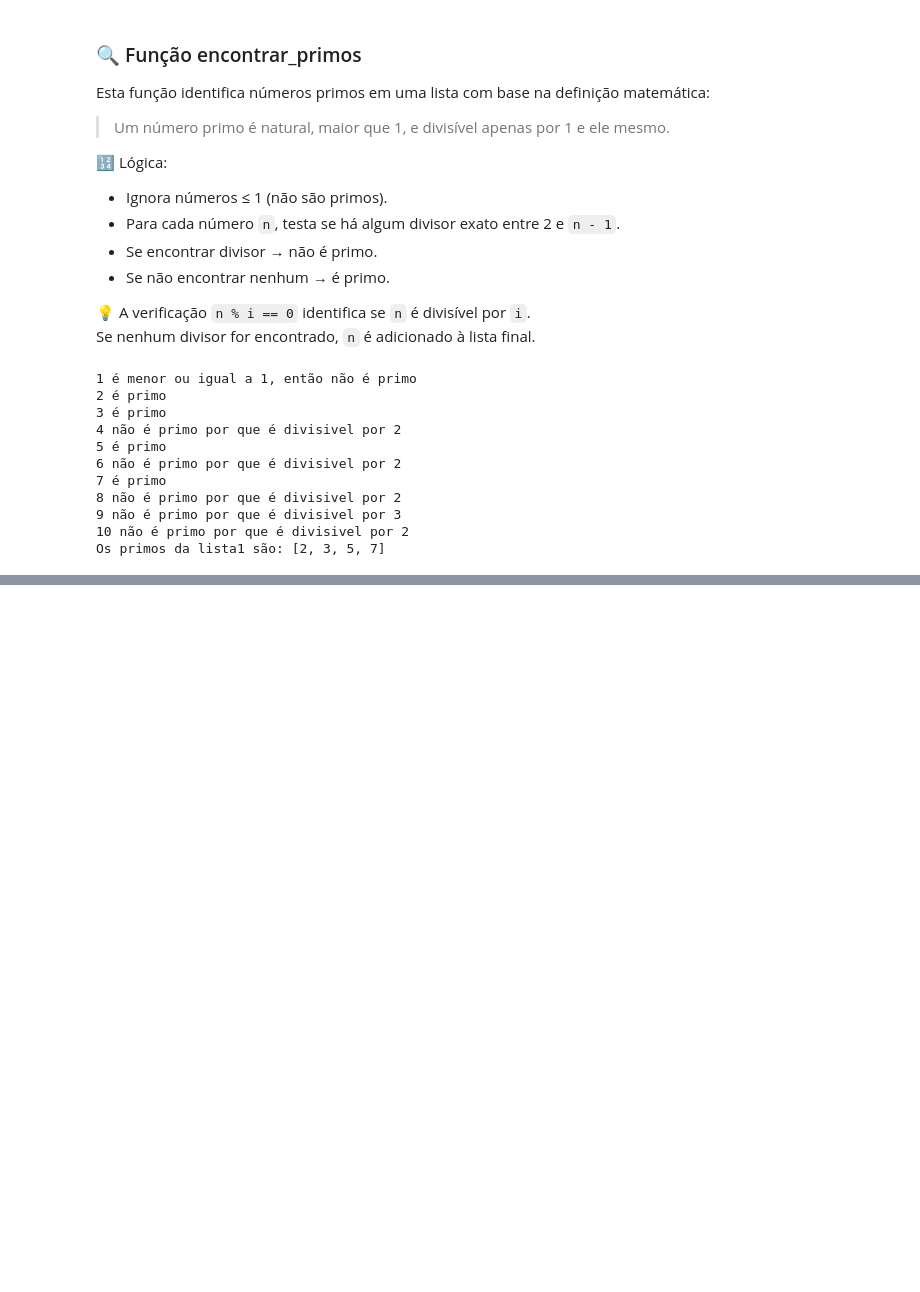
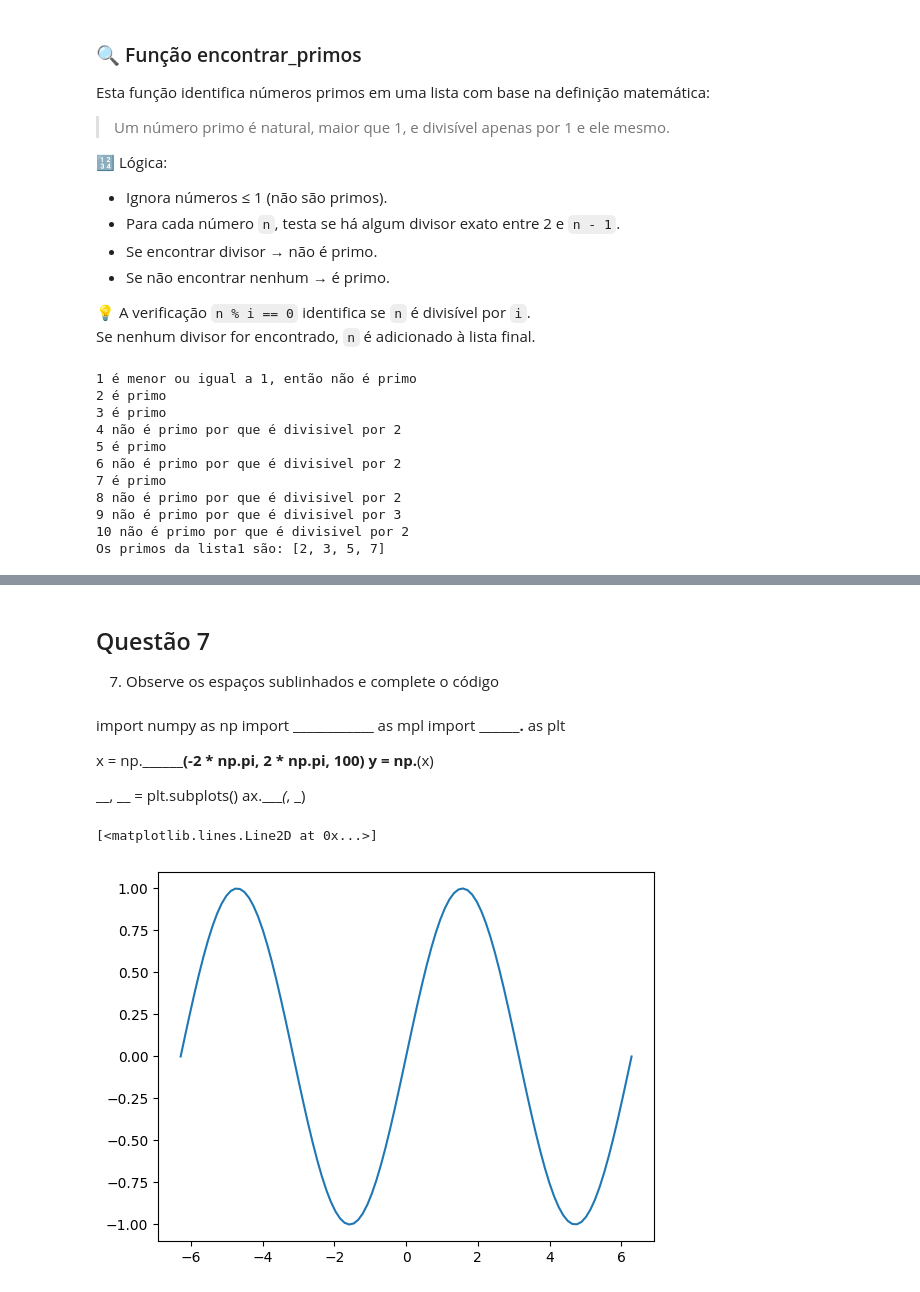
Before and after one commit to nise1301/Atividades_Bootcamp_Avanti_Atlantico_ML25, a Jupyter notebook: Atividade02/atividade02.ipynb, the cells around one changed output, grey strips where cells are left out. Cells and saved outputs as stored; diff of their text form; code cells hidden in the pictures; blank space fills up the shorter version.

```diff
--- a/Atividade02/atividade02.ipynb
+++ b/Atividade02/atividade02.ipynb
@@ -101,0 +297,29 @@ Os primos da lista1 são: [2, 3, 5, 7]
+# %% [markdown]
+## Questão 7
+
+7. Observe os espaços sublinhados e complete o código
+# %% [markdown]
+import numpy as np
+import ____________ as mpl
+import ____________.______ as plt
+
+x = np.__________(-2 * np.pi, 2 * np.pi, 100)
+y = np.____(x)
+
+__, __ = plt.subplots()
+ax.____(_, _)
+# %%
+### Resposta
+
+import numpy as np
+import matplotlib as mpl
+import matplotlib.pyplot as plt
+
+x = np.linspace(-2 * np.pi, 2 * np.pi, 100)
+y = np.sin(x)
+
+fig, ax = plt.subplots()
+ax.plot(x, y)
+# %% [output]
+[<matplotlib.lines.Line2D at 0x...>]
+[figure, added]
```
Also changed, not shown: parts of 17 cells of this notebook.
